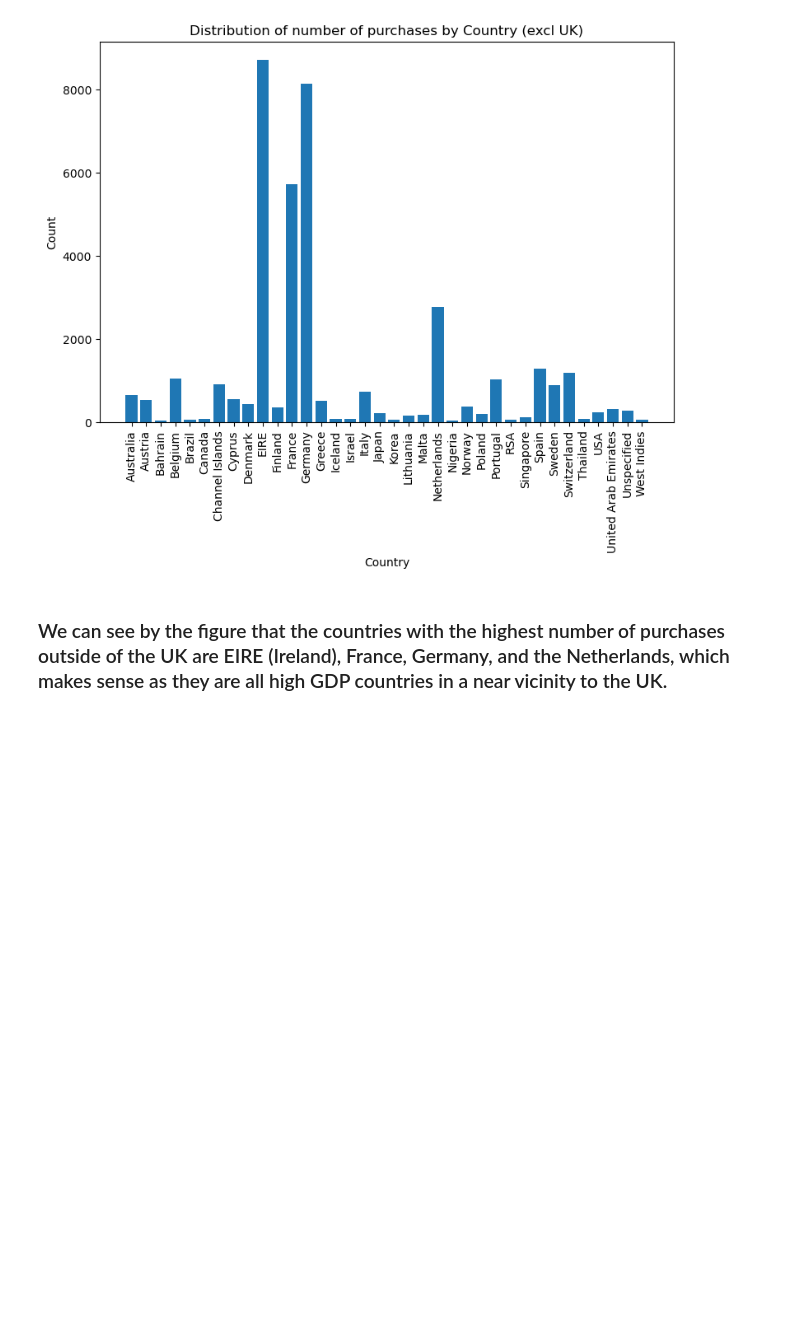
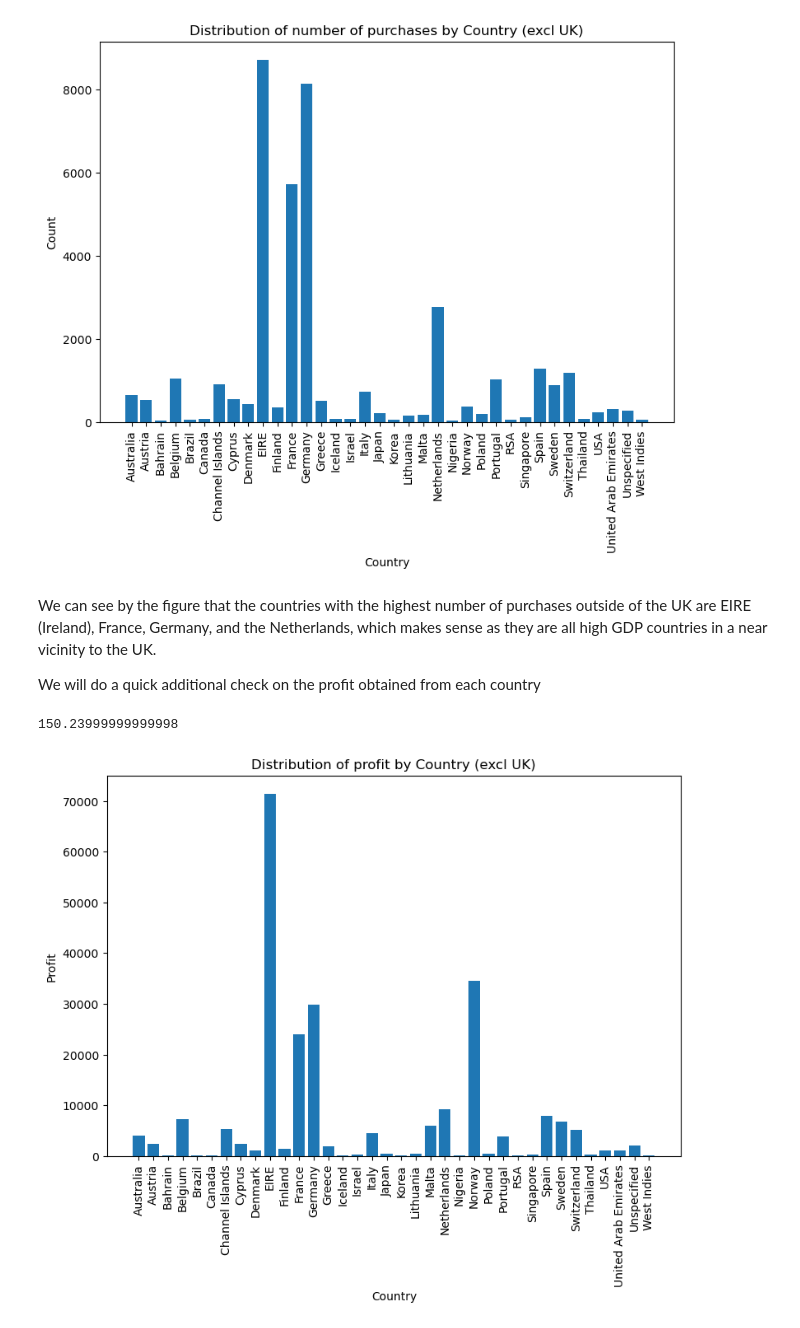
Before and after one commit to SteveG365/Customer-Value-Lifetime, a Jupyter notebook: notebooks/EDA.ipynb, the cells around one changed output. Saved outputs shown, nothing was run; the diff lists cells and outputs as text; code cells hidden in the pictures; blank space fills up the shorter version.

Commit message:
eda on profits per country

```diff
--- a/notebooks/EDA.ipynb
+++ b/notebooks/EDA.ipynb
@@ -112,4 +109,26 @@ plt.show()
 # %% [output]
 [figure]
 # %% [markdown]
-### We can see by the figure that the countries with the highest number of purchases outside of the UK are EIRE (Ireland), France, Germany, and the Netherlands, which makes sense as they are all high GDP countries in a near vicinity to the UK.
+We can see by the figure that the countries with the highest number of purchases outside of the UK are EIRE (Ireland), France, Germany, and the Netherlands, which makes sense as they are all high GDP countries in a near vicinity to the UK.
+
+We will do a quick additional check on the profit obtained from each country
+# %%
+df[df['Country'] == 'Korea']['Price'].sum()
+# %% [output]
+150.23999999999998
+# %%
+profits_by_country = {}
+for country in countries:
+    profit = df[df['Country'] == country]['Price'].sum()
+    profits_by_country[country] = profit
+
+profits_by_country.pop("United Kingdom")
+plt.figure(figsize=(9,6))
+plt.bar(profits_by_country.keys(), profits_by_country.values())
+plt.xlabel("Country")
+plt.ylabel("Profit")
+plt.title("Distribution of profit by Country (excl UK)")
+plt.xticks(rotation=90)
+plt.show()
+# %% [output]
+[figure, added]
```
Also changed, not shown: parts of 5 cells of this notebook.
